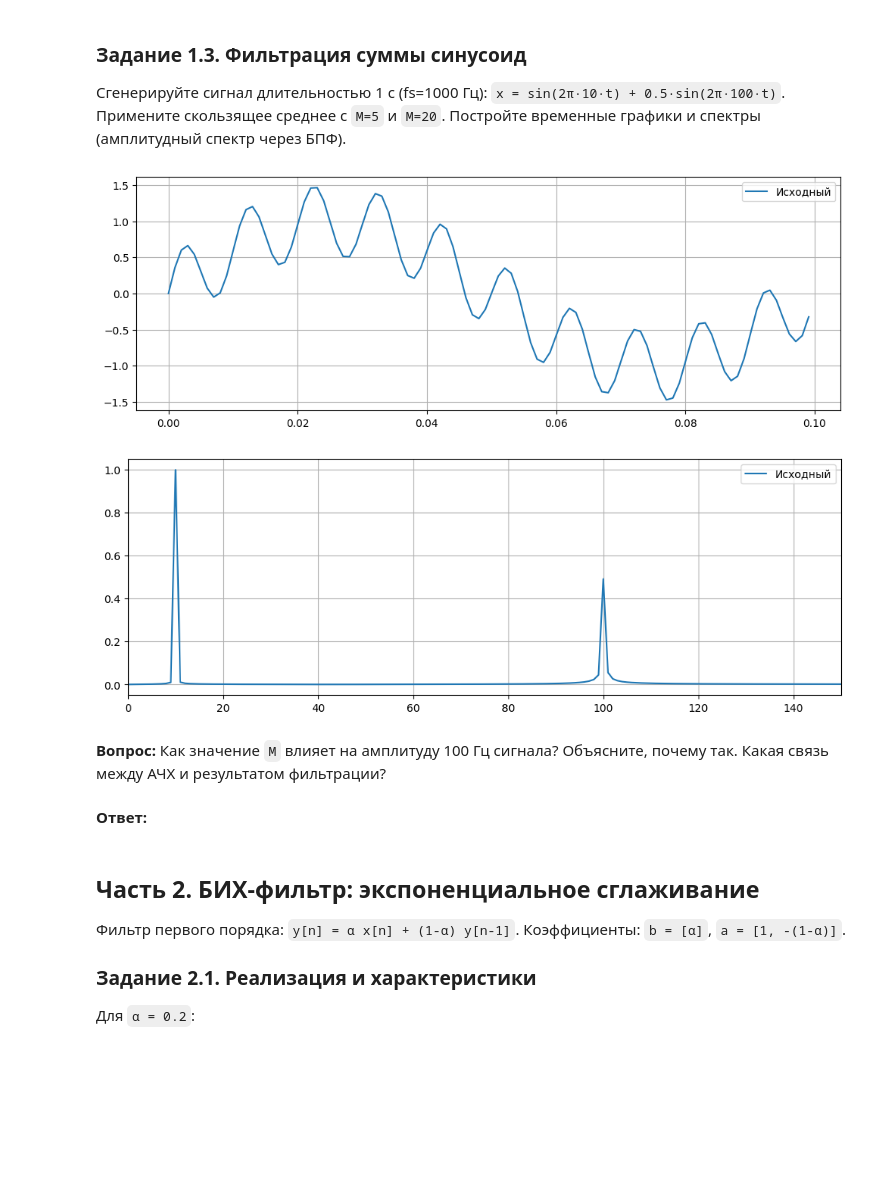
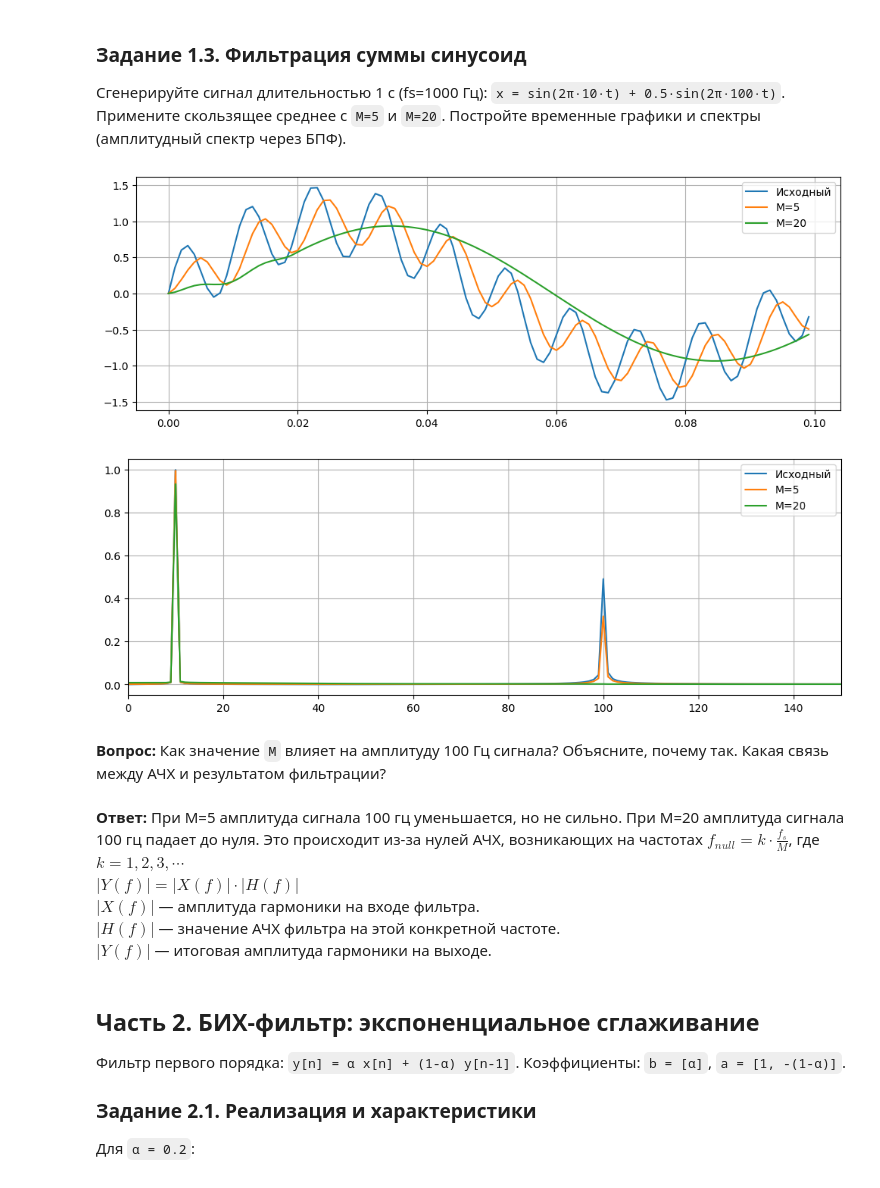
Before and after one commit to Uzema/dsp-seminars, a Jupyter notebook: seminars/5.ipynb, the cells around one changed output. Drawn from its saved outputs; the diff is of its cells as text; code cells hidden in the pictures; blank space fills up the shorter version.

```diff
--- a/seminars/5.ipynb
+++ b/seminars/5.ipynb
@@ -127,38 +127,48 @@ plot_filter_response(b20, [1], fs=1000, title='Скользящее средне
 # %%
 fs = 1000
 t = np.linspace(0, 1, fs)
 x = np.sin(2*np.pi*10*t) + 0.5*np.sin(2*np.pi*100*t)
 
-# Ваш код здесь: фильтрация с M=5 и M=20
+M_array = [5, 10, 20]
+b_5 = np.ones(M_array[0])/ M_array[0]
+b_20 = np.ones(M_array[2])/ M_array[2]
+x_5 = signal.lfilter(b_5, a, x)
+x_20 = signal.lfilter(b_20, a, x)
 
-# Временные графики (первые 100 отсчётов)
 plt.figure(figsize=(12,4))
 plt.plot(t[:100], x[:100], label='Исходный')
-# Ваш код здесь: добавить графики y5, y20
+plt.plot(t[:100], x_5[:100], label='M=5')
+plt.plot(t[:100], x_20[:100], label='M=20')
 plt.legend()
 plt.grid()
 plt.show()
 
 # Спектры
 def plot_spectrum(s, label):
     X = np.fft.fft(s)
     freq = np.fft.fftfreq(len(s), 1/fs)
     plt.plot(freq[:len(freq)//2], np.abs(X[:len(freq)//2])/(len(s)//2), label=label)
 
 plt.figure(figsize=(12,4))
 plot_spectrum(x, 'Исходный')
-# Ваш код здесь: добавить спектры y5, y20
+plot_spectrum(x_5, 'M=5')
+plot_spectrum(x_20, 'M=20')
 plt.xlim(0, 150)
 plt.legend()
 plt.grid()
 plt.show()
 # %% [output]
-[figure, old version]
+[figure, new version]
-[figure, old version]
+[figure, new version]
 # %% [markdown]
 **Вопрос:** Как значение `M` влияет на амплитуду 100 Гц сигнала? Объясните, почему так. Какая связь между АЧХ и результатом фильтрации?
-# %% [markdown]
-**Ответ:**
+# %% [markdown]
+**Ответ:**
+При M=5 амплитуда сигнала 100 гц уменьшается, но не сильно. При M=20 амплитуда сигнала 100 гц падает до нуля. Это происходит из-за нулей АЧХ, возникающих на частотах $f_{null} = k \cdot \frac{f_s}{M}$, где $k = 1, 2, 3, ⋯$ \
+$|Y(f)| = |X(f)| \cdot |H(f)|$ \
+$|X(f)|$ — амплитуда гармоники на входе фильтра.\
+$|H(f)|$ — значение АЧХ фильтра на этой конкретной частоте. \
+$|Y(f)|$ — итоговая амплитуда гармоники на выходе.
 # %% [markdown]
 ## Часть 2. БИХ-фильтр: экспоненциальное сглаживание
 
```
Also changed, not shown: parts of 5 cells of this notebook.
